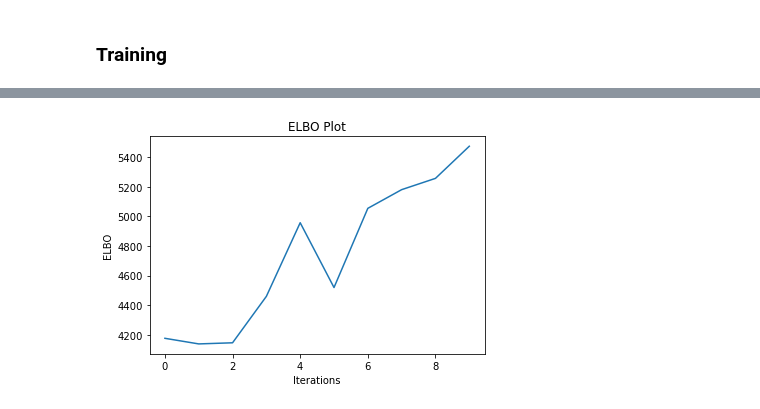
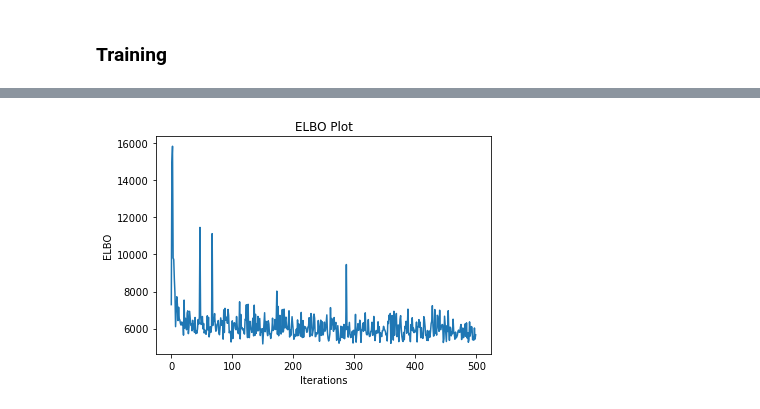
Before and after one commit to keviny2/ENNAMORClust, a Jupyter notebook: mnist_gmm.ipynb, the cells around one changed output, grey strips where cells are left out. Cells and saved outputs as stored; diff of their text form; code cells hidden in the pictures.

```diff
--- a/mnist_gmm.ipynb
+++ b/mnist_gmm.ipynb
@@ -51,7 +51,7 @@ def vectors_to_images(vectors):
     return vectors.view(vectors.size(0), 1, 28, 28)
 # %%
 # Load data
-N = 50
+N = 100
 data = mnist_data()
 # Create loader with data, so that we can iterate over it
 data_loader = torch.utils.data.DataLoader(data, batch_size=N, shuffle=True)
@@ -136,7 +136,7 @@ def guide(data, step, assignment_list):
 T = 10  # num components
 M = 6  # how many features after pca
 
-mlp_type = 'pointnet'
+mlp_type = 'permnet'
 amortize = False
 
 if mlp_type == 'pointnet':
@@ -157,7 +157,7 @@ if amortize:
     alpha_mlp.load_state_dict(saved_alpha_mlp['model_state_dict'])
     tau_mlp.load_state_dict(saved_tau_mlp['model_state_dict'])
 
-adam_params = {"lr": 0.0001}
+adam_params = {"lr": 0.001}
 optimizer = Adam(adam_params)
 svi = SVI(model, guide, optimizer, loss=Trace_ELBO())
 
@@ -173,49 +173,45 @@ not using GPU!
 # %% [markdown]
 ### Training
 # %%
-epochs = 20
 dry = False
-log_iter = 10
+log_iter = 100
 
-for epoch in range(epochs):
-    for n_batch, (real_batch, labels) in enumerate(data_loader):
-        print(labels)
-        data = images_to_vectors(real_batch).unsqueeze(0)
-        assignment_list = []
-        elbo_ests = []
-        n_steps = 10
-        start = time.time()
+for n_batch, (real_batch, labels) in enumerate(data_loader):
+    data = images_to_vectors(real_batch).unsqueeze(0)
+    assignment_list = []
+    elbo_ests = []
+    n_steps = 500
+    start = time.time()
 
-        for step in range(n_steps):
-            elbo_est = svi.step(data, step, assignment_list)
-            elbo_ests.append(elbo_est)
-            if step % log_iter == 0:
-                end = time.time()
-                print('took', end-start, 'seconds')
-                start = time.time()
+    for step in range(n_steps):
+        elbo_est = svi.step(data, step, assignment_list)
+        elbo_ests.append(elbo_est)
+        if step % log_iter == 0:
+            end = time.time()
+            print('took', end-start, 'seconds')
+            start = time.time()
 
-        if not dry:
-            torch.save({'model_state_dict': alpha_mlp.state_dict(),
-                        'assignments': assignment_list[-1],
-                        'elbo_ests': elbo_ests,
-                        'steps': n_steps,
-                        'images': data,
-                        'labels': labels
-                       }, 'saved_models/{0}/mnist_alpha_mlp_{1}.pth'.format(mlp_type, n_steps))
+    if not dry:
+        torch.save({'model_state_dict': alpha_mlp.state_dict(),
+                    'assignments': assignment_list[-1],
+                    'elbo_ests': elbo_ests,
+                    'steps': n_steps,
+                    'images': data,
+                    'labels': labels
+                   }, 'saved_models/{0}/mnist_alpha_mlp_{1}.pth'.format(mlp_type, n_steps))
 
-            torch.save({'model_state_dict': tau_mlp.state_dict(),
-                        'assignments': assignment_list[-1],
-                        'elbo_ests': elbo_ests,
-                        'steps': n_steps,
-                        'images': data,
-                        'labels': labels
-                       }, 'saved_models/{0}/mnist_tau_mlp_{1}.pth'.format(mlp_type, n_steps))
+        torch.save({'model_state_dict': tau_mlp.state_dict(),
+                    'assignments': assignment_list[-1],
+                    'elbo_ests': elbo_ests,
+                    'steps': n_steps,
+                    'images': data,
+                    'labels': labels
+                   }, 'saved_models/{0}/mnist_tau_mlp_{1}.pth'.format(mlp_type, n_steps))
 
-        plt.plot(np.array(elbo_ests))
-        plt.title('ELBO Plot')
-        plt.xlabel('Iterations')
-        plt.ylabel('ELBO')
-        plt.savefig('figs/elbo_plot_mnist_{0}_{1}.png'.format(mlp_type, n_steps))
-        break
+    plt.plot(np.array(elbo_ests))
+    plt.title('ELBO Plot')
+    plt.xlabel('Iterations')
+    plt.ylabel('ELBO')
+    plt.savefig('figs/elbo_plot_mnist_{0}_{1}.png'.format(mlp_type, n_steps))
     break
 # %% [output]
@@ -236 +235 @@ took 0.11825323104858398 seconds
-[figure, old version]
+[figure, new version]
```
Also changed, not shown: parts of 3 cells of this notebook, 10 other files.
